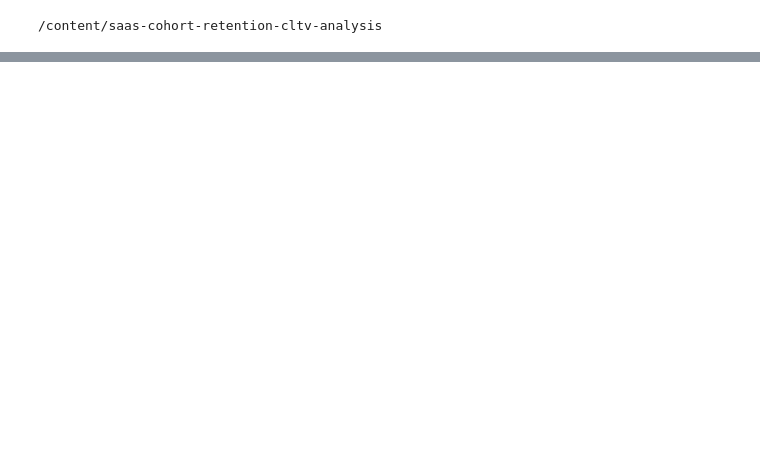
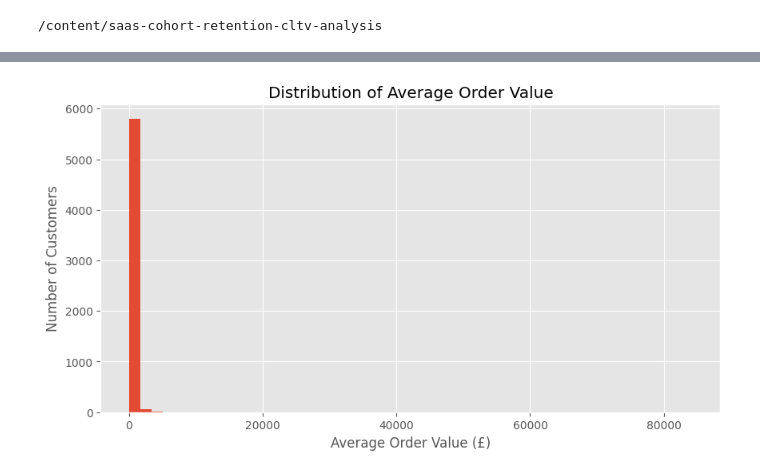
Before and after one commit to arjunkacha/saas-cohort-retention-cltv-analysis, a Jupyter notebook: notebooks/project_2_cohort_retention_cltv_analysis.ipynb, the cells around one changed output, grey strips where cells are left out. Cells and saved outputs as stored; diff of their text form; code cells hidden in the pictures; blank space fills up the shorter version.

Commit message:
feat: calculate average order value metrics

```diff
--- a/notebooks/project_2_cohort_retention_cltv_analysis.ipynb
+++ b/notebooks/project_2_cohort_retention_cltv_analysis.ipynb
@@ -485,0 +493,11 @@ Receiving objects: 100% (10/10), 7.00 KiB | 7.00 MiB/s, done.
+# %%
+customer_summary = (
+    df.groupby("Customer ID")
+      .agg(
+          TotalOrders=("Invoice", "nunique"),
+          TotalRevenue=("Revenue", "sum")
+      )
+      .reset_index()
+)
+
+customer_summary.head()
@@ -485,0 +511,7 @@ Receiving objects: 100% (10/10), 7.00 KiB | 7.00 MiB/s, done.
+# %%
+customer_summary["AverageOrderValue"] = (
+    customer_summary["TotalRevenue"] /
+    customer_summary["TotalOrders"]
+)
+
+customer_summary.head()
@@ -485,0 +561,12 @@ Receiving objects: 100% (10/10), 7.00 KiB | 7.00 MiB/s, done.
+# %%
+plt.figure(figsize=(10,5))
+
+plt.hist(customer_summary["AverageOrderValue"], bins=50)
+
+plt.title("Distribution of Average Order Value")
+plt.xlabel("Average Order Value (£)")
+plt.ylabel("Number of Customers")
+
+plt.show()
+# %% [output]
+[figure, added]
```
Also changed, not shown: parts of 10 cells of this notebook, 1 other file.
